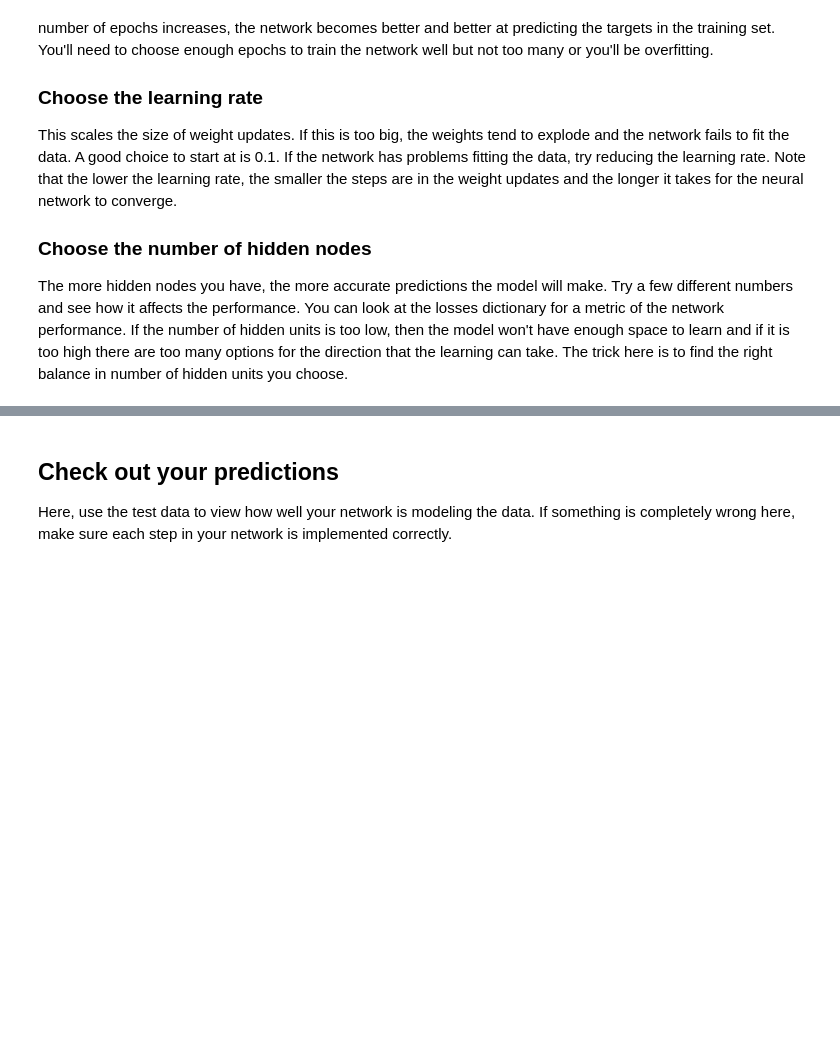
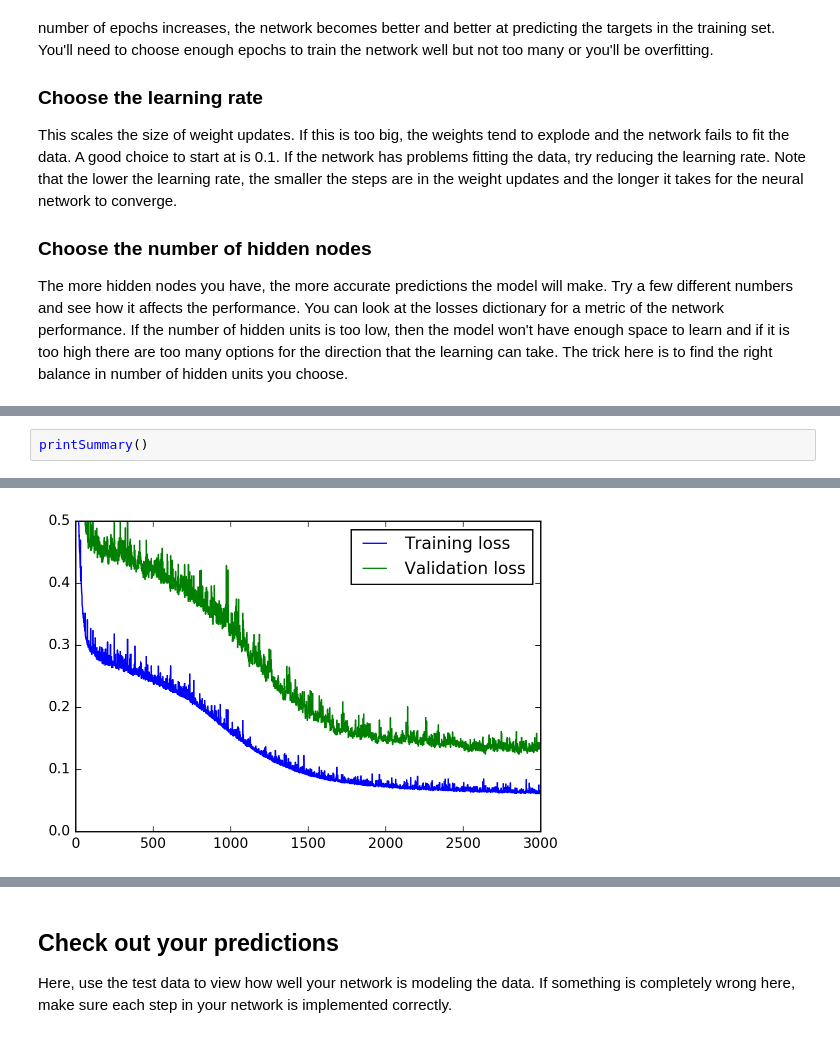
Before and after one commit to hmaleman/course-udacity-deepLearningFoundationND, a Jupyter notebook: 03-proj-yourFirstNeuralNetwork/proj-dldn-yourFirstNeuralNetwork.ipynb, the cells around one changed output, grey strips where cells are left out. Drawn from its saved outputs; the diff is of its cells as text; blank space fills up the shorter version.

```diff
--- a/03-proj-yourFirstNeuralNetwork/proj-dldn-yourFirstNeuralNetwork.ipynb
+++ b/03-proj-yourFirstNeuralNetwork/proj-dldn-yourFirstNeuralNetwork.ipynb
@@ -219,0 +265,3 @@ plt.ylim(ymax=0.5)
+# %%
+printSummary()
+# %% [output]
@@ -219,0 +270 @@ plt.ylim(ymax=0.5)
+[figure, added]
```
Also changed, not shown: parts of 22 cells of this notebook, 1 other file.
